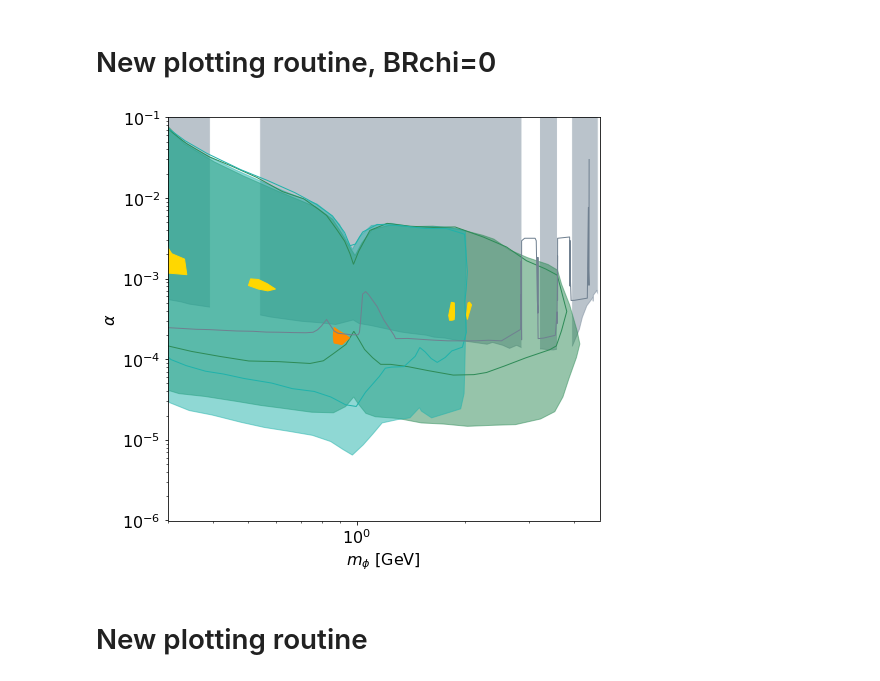
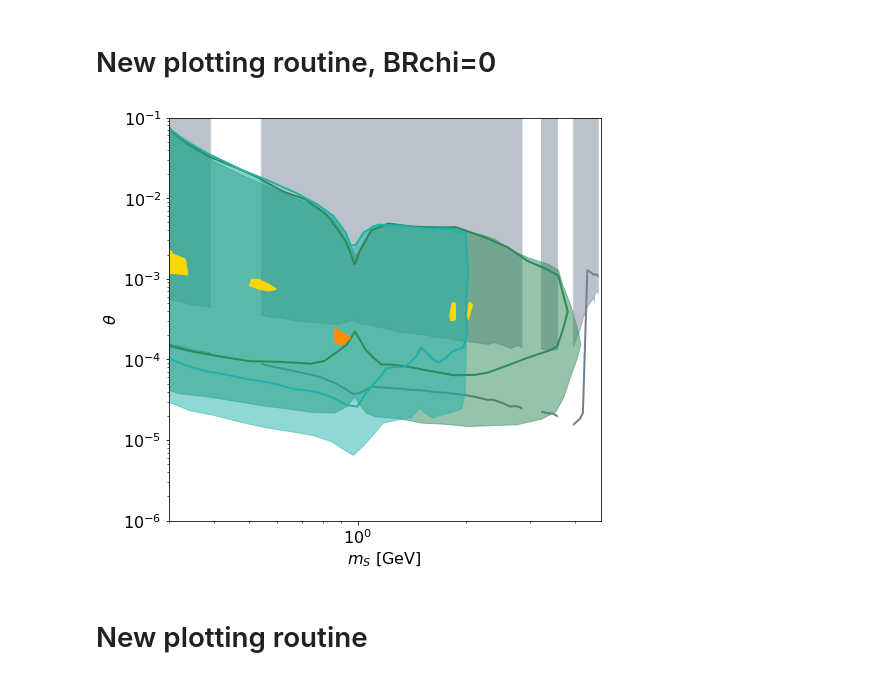
Before and after one commit to anasthesia/B-K, a Jupyter notebook: Combined_bounds.ipynb, the cells around one changed output. Cells and saved outputs as stored; diff of their text form; code cells hidden in the pictures.

Commit message:
LHCb Run3 predictions calculated

```diff
--- a/Combined_bounds.ipynb
+++ b/Combined_bounds.ipynb
@@ -34,9 +34,9 @@ def plotGen(inputfile, lineScatterFillORPolygon, color, linewidthORmarkersize):
         data=data[np.argsort(data[:, 0])]
 
         if (lineScatterFillORPolygon=="line"):
-            ax.plot(data[:,0],data[:,1],c=color,linewidth=linewidthORmarkersize)
+            ax.plot(data[:,0],data[:,1],c=color,linewidth=linewidthORmarkersize, zorder=0)
         if (lineScatterFillORPolygon=="scatter"):
-            ax.plot(data[:,0],data[:,1],c=color,s=linewidthORmarkersize)
+            ax.scatter(data[:,0],data[:,1],c=color,s=linewidthORmarkersize)
         if (lineScatterFillORPolygon=="fill"):
             ax.fill_between(data[:,0],data[:,1],10**(0),color=color,linewidth=linewidthORmarkersize,alpha=0.5)
 
@@ -226,7 +228,7 @@ picolor="darkorange"
 #LHCB plots
 #plotFromFolder("results/LHCB_BR0",False,"fill",cm.Greys,2)
 plotGen("results/LHCB_BR0/0-m-alpha_exclusion_DBR0_Bplus-Kplus.dat","fill", LHCBcolor,1)
-plotGen("results/LHCB_BR0/LHCBRun3_sqrt.dat","line", "slategray",1)
+plotGen("results/LHCB_BR0/LHCb_Run3_calculated.dat","line", "slategray",2)
 plotWhiteRegions(10**(0))
 
 patchLHCB = mpatches.Patch(color=LHCBcolor, label='LHCb')
@@ -237,11 +239,11 @@ plotGen(belleIIFoder+"0-3events_Belle2_muons_BR0-manual.dat","oppacpolygon", Bel
 plotGen(belleIIFoder+"0-3events_Belle2_pions_BR0-manual.dat","oppacpolygon", Belle2color_pi,1)
 
 #Belle plots
-plotGen(belleIIFoder+"0-3events_Belle_muons_BR0-manual.dat","nonfilledpolygon", Belle2color_mu,1)
-plotGen(belleIIFoder+"0-3events_Belle_pions_BR0-manual.dat","nonfilledpolygon", Belle2color_pi,1)
+plotGen(belleIIFoder+"0-3events_Belle_muons_BR0-manual.dat","nonfilledpolygon", Belle2color_mu,2)
+plotGen(belleIIFoder+"0-3events_Belle_pions_BR0-manual.dat","nonfilledpolygon", Belle2color_pi,2)
 
 
-patchBelleII = mpatches.Patch(color=Belle2color, label='Belle II $\\mu \\mu$')
+#patchBelleII = mpatches.Patch(color=Belle2color, label='Belle II $\\mu \\mu$')
 
 #BaBar plots
 plotGen(babarFolder+"0-0-m-alpha_exclusion_DBR0_BaBar_mumu.dat","polygon", mucolor,1)
@@ -251,36 +253,36 @@ plotGen(babarFolder+"0-3-m-alpha_exclusion_DBR0_BaBar_mumu.dat","polygon", mucol
 plotGen(babarFolder+"1-m-alpha_exclusion_DBR0_BaBar_pipi.dat","polygon", picolor,1)
 
 #BBN constraints
 plotGen("results/BBN_bounds.dat","line", "magenta",1)
 
 ax.set_xlim( (0.3, 4.7))
 ax.set_ylim((1*10**(-6),1*10**(-1)))
 
 
 #plt.title(''.format(i))
-ax.set_xlabel('$m_\\phi$ [GeV]')
-ax.set_ylabel('$\\alpha$')
+ax.set_xlabel('$m_S$ [GeV]')
+ax.set_ylabel('$\\theta$')
 
 ax.set_xscale("log")
 ax.set_yscale("log")
 
 
 patchBaBarmu = mpatches.Patch(color=mucolor, label='BaBar $\\mu \\mu$')
 patchBaBarpi = mpatches.Patch(color=picolor, label='BaBar $\\pi \\pi$')
 
 '''
 Legend=plt.legend(handles=[patchLHCB,patchBaBarmu, patchBaBarpi, patchBelleII],loc='lower left',\
            bbox_to_anchor=(0.65, 0.71, 0.5, 2))
 plt.gca().add_artist(Legend)
 '''
 
 
 #ax.legend(handles=[patch0,patch1,patch2,patch3,patch4],loc='lower left',\
 #           bbox_to_anchor=(1, 0.3, 0.5, 1),title="LHCB BR(dark)=")
 
 fig.savefig('./results/m-alpha_combined_BR0_nonlog-3events-manual.png')
 # %% [output]
-[figure, old version]
+[figure, new version]
 # %% [markdown]
 # New plotting routine
 # %%
```
Also changed, not shown: parts of 1 cell of this notebook, 1 other file.
